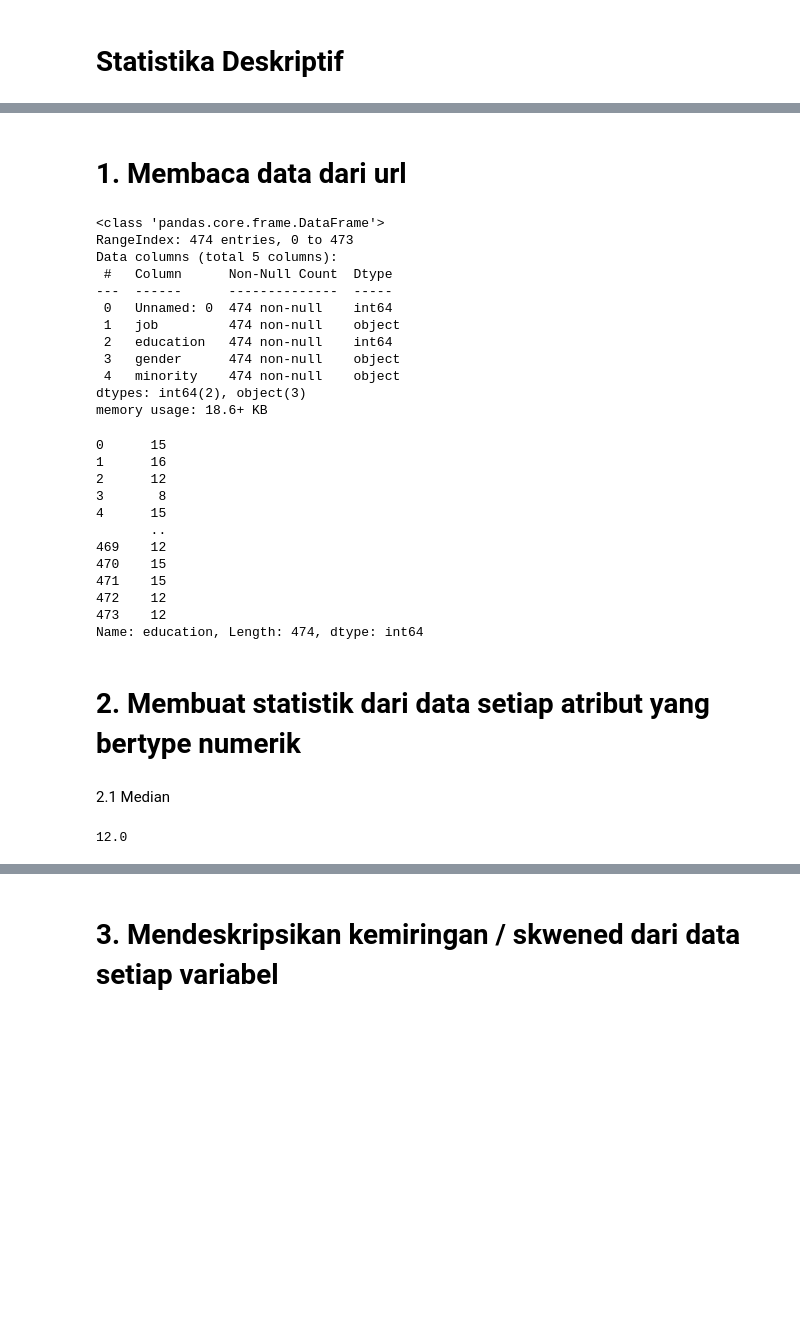
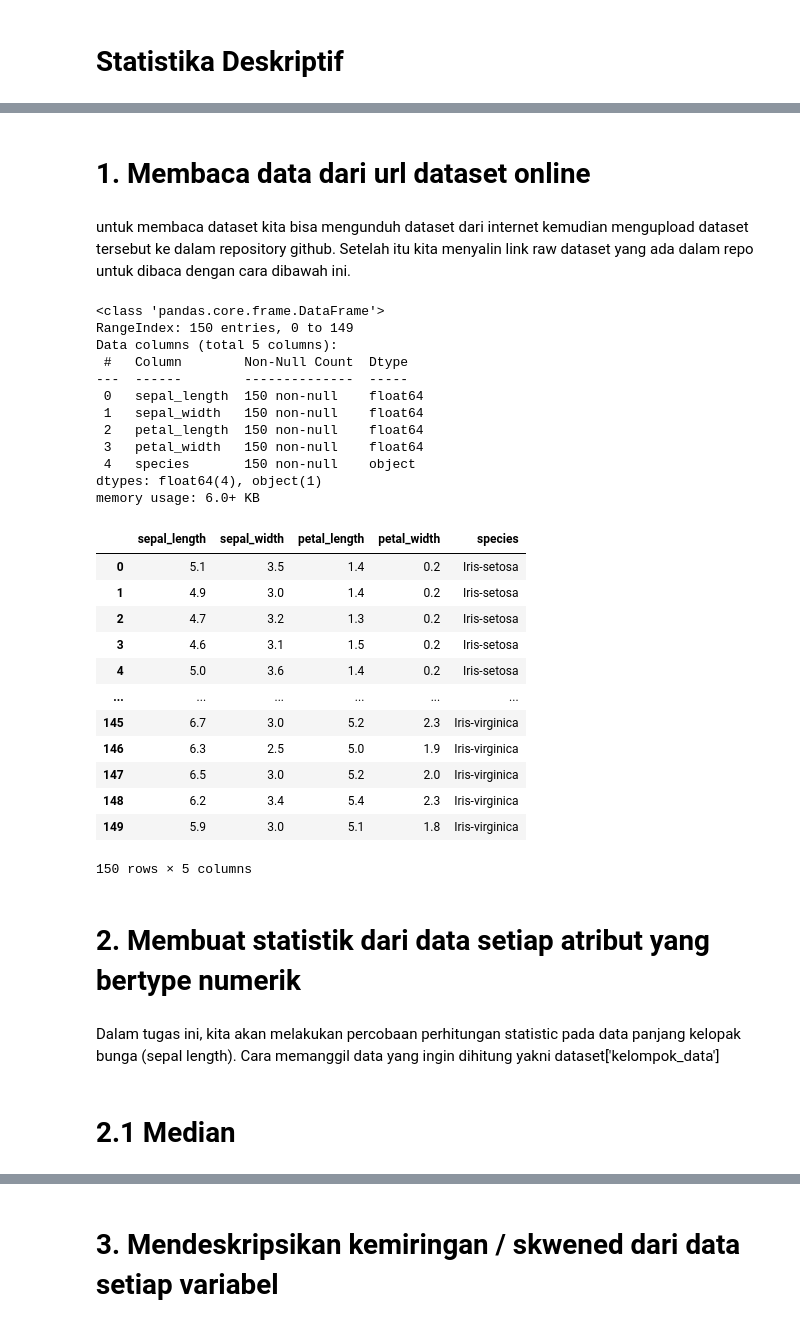
Before and after one commit to SitiUlunNuhaKarimah127/datamining, a Jupyter notebook: _sources/Tugas 1.ipynb, the cells around one changed output, grey strips where cells are left out. Saved outputs shown, nothing was run; the diff lists cells and outputs as text; code cells hidden in the pictures; blank space fills up the shorter version.

```diff
--- a/_sources/Tugas 1.ipynb
+++ b/_sources/Tugas 1.ipynb
@@ -3,2 +18,2 @@
 # %% [markdown]
-# 1. Membaca data dari url
+# 1. Membaca data dari url dataset online
@@ -9,32 +20,40 @@ dataset = pd.read_csv(url)
+# %% [markdown]
+untuk membaca dataset kita bisa mengunduh dataset dari internet kemudian mengupload dataset tersebut ke dalam repository github. Setelah itu kita menyalin link raw dataset yang ada dalam repo untuk dibaca dengan cara dibawah ini.
+# %%
+url = "https://raw.githubusercontent.com/SitiUlunNuhaKarimah127/datamining/main/IRIS.csv"
+dataset = pd.read_csv(url)
 # %%
 dataset.info()
 # %% [output]
 <class 'pandas.core.frame.DataFrame'>
-RangeIndex: 474 entries, 0 to 473
+RangeIndex: 150 entries, 0 to 149
 Data columns (total 5 columns):
- #   Column      Non-Null Count  Dtype
----  ------      --------------  -----
- 0   Unnamed: 0  474 non-null    int64
- 1   job         474 non-null    object
- 2   education   474 non-null    int64
- 3   gender      474 non-null    object
- 4   minority    474 non-null    object
-dtypes: int64(2), object(3)
-memory usage: 18.6+ KB
+ #   Column        Non-Null Count  Dtype
+---  ------        --------------  -----
+ 0   sepal_length  150 non-null    float64
+ 1   sepal_width   150 non-null    float64
+ 2   petal_length  150 non-null    float64
+ 3   petal_width   150 non-null    float64
+ 4   species       150 non-null    object
+dtypes: float64(4), object(1)
+memory usage: 6.0+ KB
 # %%
-dataset['education']
+dataset
 # %% [output]
+|  | sepal_length | sepal_width | petal_length | petal_width | species |
+| 0 | 5.1 | 3.5 | 1.4 | 0.2 | Iris-setosa |
+| 1 | 4.9 | 3.0 | 1.4 | 0.2 | Iris-setosa |
+| 2 | 4.7 | 3.2 | 1.3 | 0.2 | Iris-setosa |
+| 3 | 4.6 | 3.1 | 1.5 | 0.2 | Iris-setosa |
+| 4 | 5.0 | 3.6 | 1.4 | 0.2 | Iris-setosa |
+| ... | ... | ... | ... | ... | ... |
+| 145 | 6.7 | 3.0 | 5.2 | 2.3 | Iris-virginica |
+| 146 | 6.3 | 2.5 | 5.0 | 1.9 | Iris-virginica |
+| 147 | 6.5 | 3.0 | 5.2 | 2.0 | Iris-virginica |
+| 148 | 6.2 | 3.4 | 5.4 | 2.3 | Iris-virginica |
+| 149 | 5.9 | 3.0 | 5.1 | 1.8 | Iris-virginica |
-0      15
-1      16
-2      12
-3       8
-4      15
-       ..
-469    12
-470    15
-471    15
-472    12
-473    12
-Name: education, Length: 474, dtype: int64
+150 rows × 5 columns
 # %% [markdown]
 # 2. Membuat statistik dari data setiap atribut yang bertype numerik
+# %% [markdown]
+Dalam tugas ini, kita akan melakukan percobaan perhitungan statistic pada data panjang kelopak bunga (sepal length). Cara memanggil data yang ingin dihitung yakni dataset['kelompok_data']
@@ -41,6 +62,2 @@ Name: education, Length: 474, dtype: int64
 # %% [markdown]
-2.1 Median
+# 2.1 Median
-# %%
-dataset['education'].median()
-# %% [output]
-12.0
```
Also changed, not shown: parts of 26 cells of this notebook, 5 other files.
